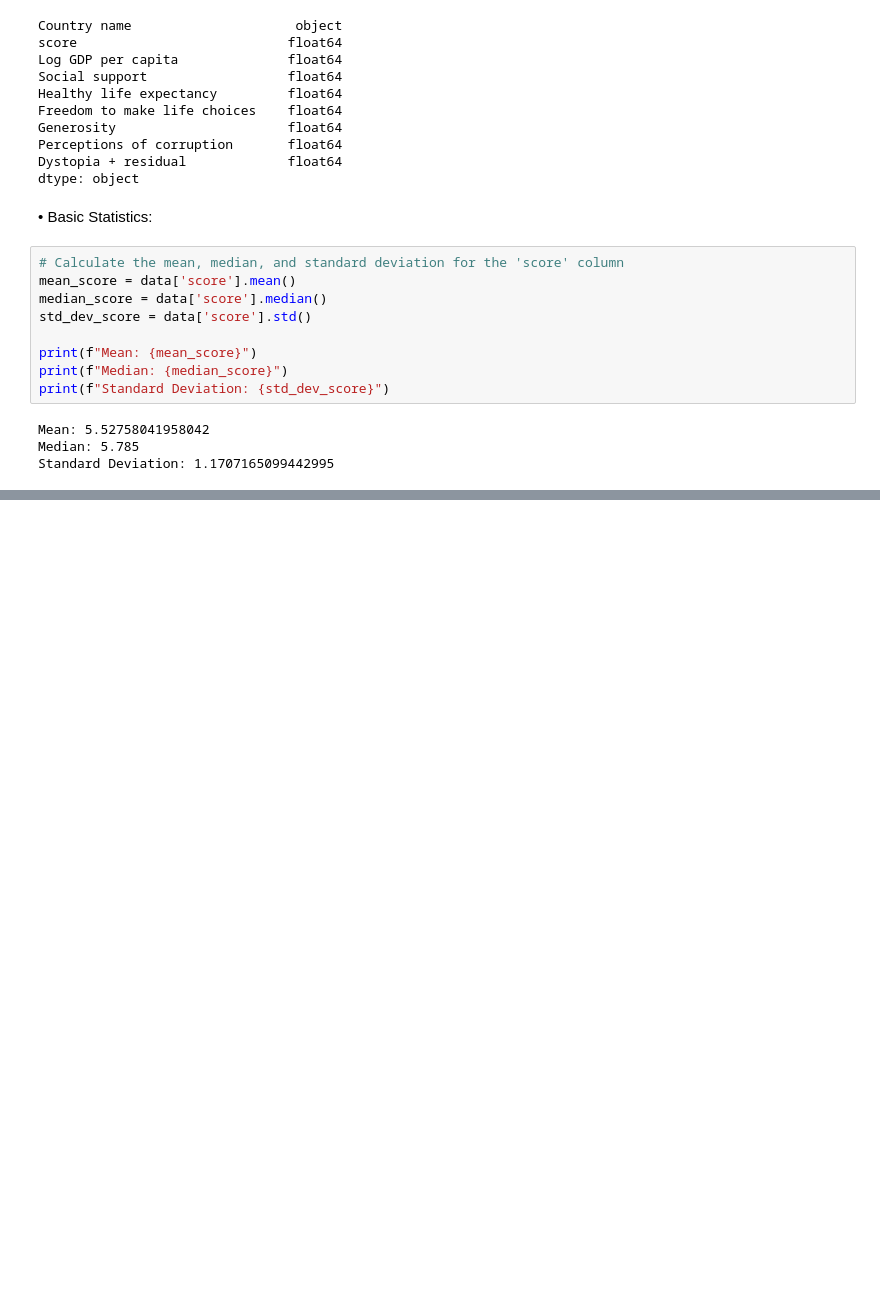
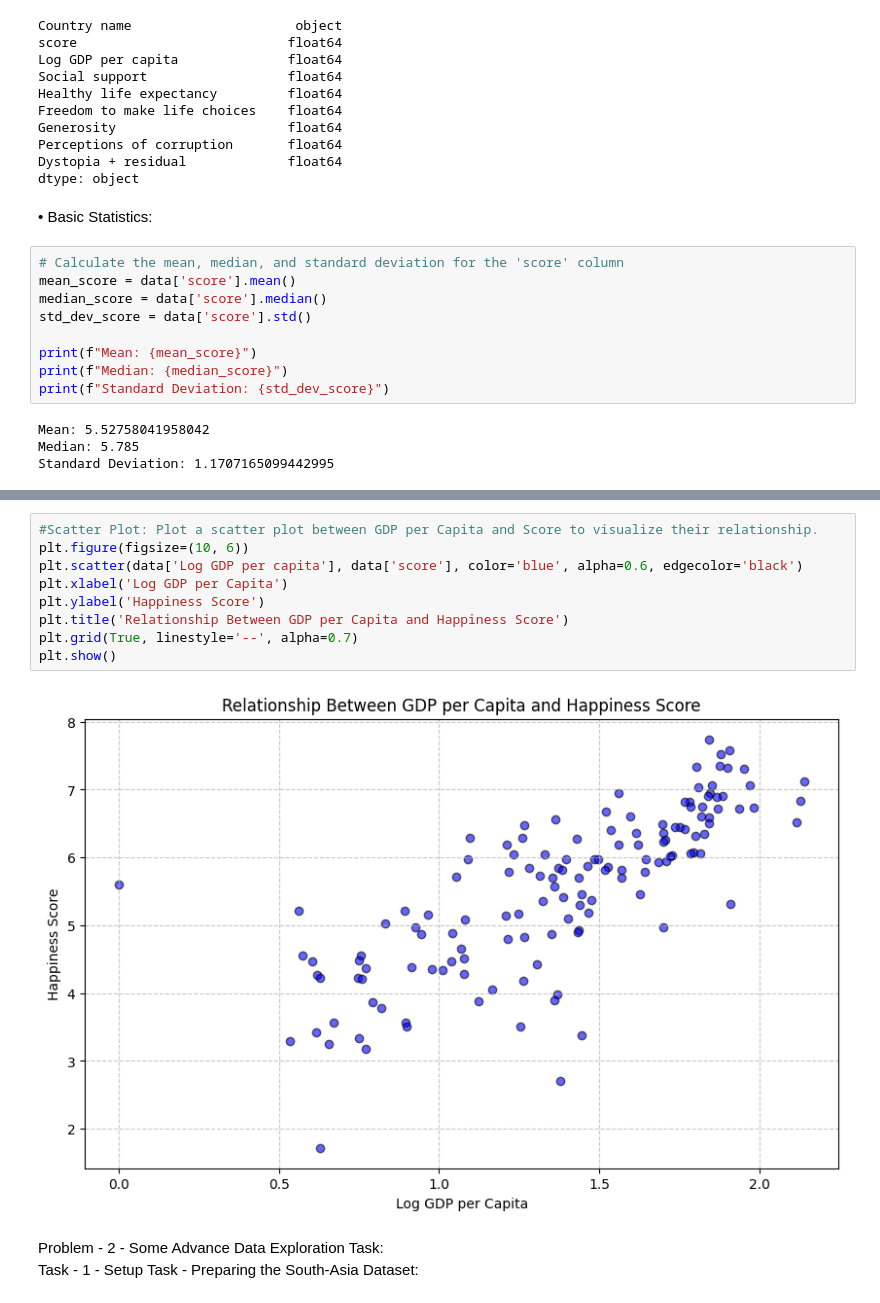
Before and after one commit to princesapkota/assignment1, a Jupyter notebook: assignment1.ipynb, the cells around one changed output, grey strips where cells are left out. Cells and saved outputs as stored; diff of their text form; blank space fills up the shorter version.

```diff
--- a/assignment1.ipynb
+++ b/assignment1.ipynb
@@ -75,0 +232,14 @@ Standard Deviation: 1.1707165099442995
+# %%
+#Scatter Plot: Plot a scatter plot between GDP per Capita and Score to visualize their relationship.
+plt.figure(figsize=(10, 6))
+plt.scatter(data['Log GDP per capita'], data['score'], color='blue', alpha=0.6, edgecolor='black')
+plt.xlabel('Log GDP per Capita')
+plt.ylabel('Happiness Score')
+plt.title('Relationship Between GDP per Capita and Happiness Score')
+plt.grid(True, linestyle='--', alpha=0.7)
+plt.show()
+# %% [output]
+[figure, added]
+# %% [markdown]
+Problem - 2 - Some Advance Data Exploration Task:
+Task - 1 - Setup Task - Preparing the South-Asia Dataset:
```
Also changed, not shown: parts of 44 cells of this notebook.
